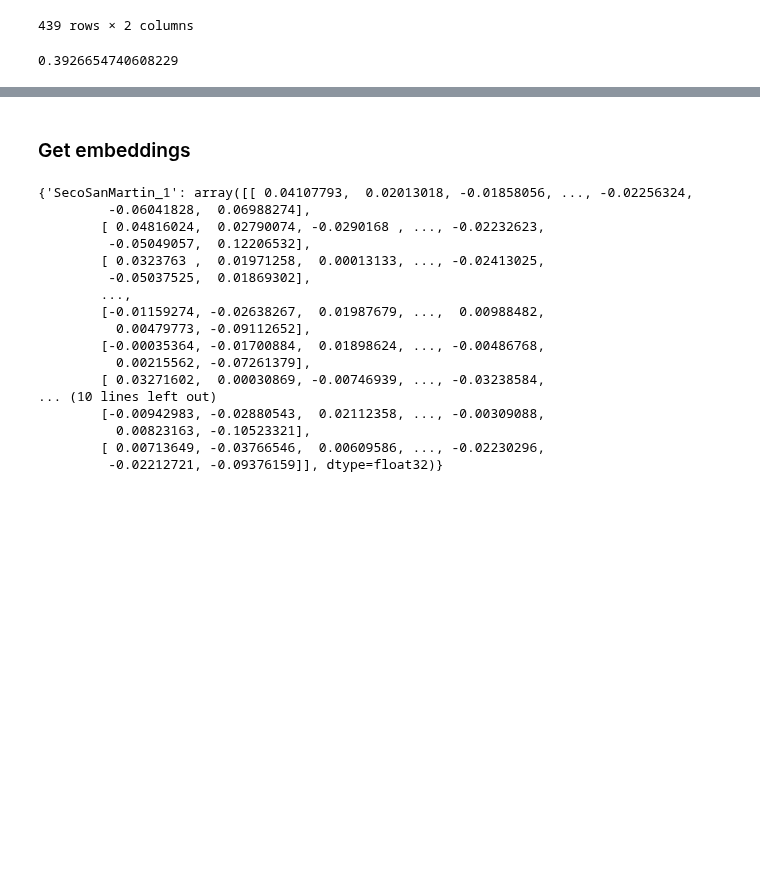
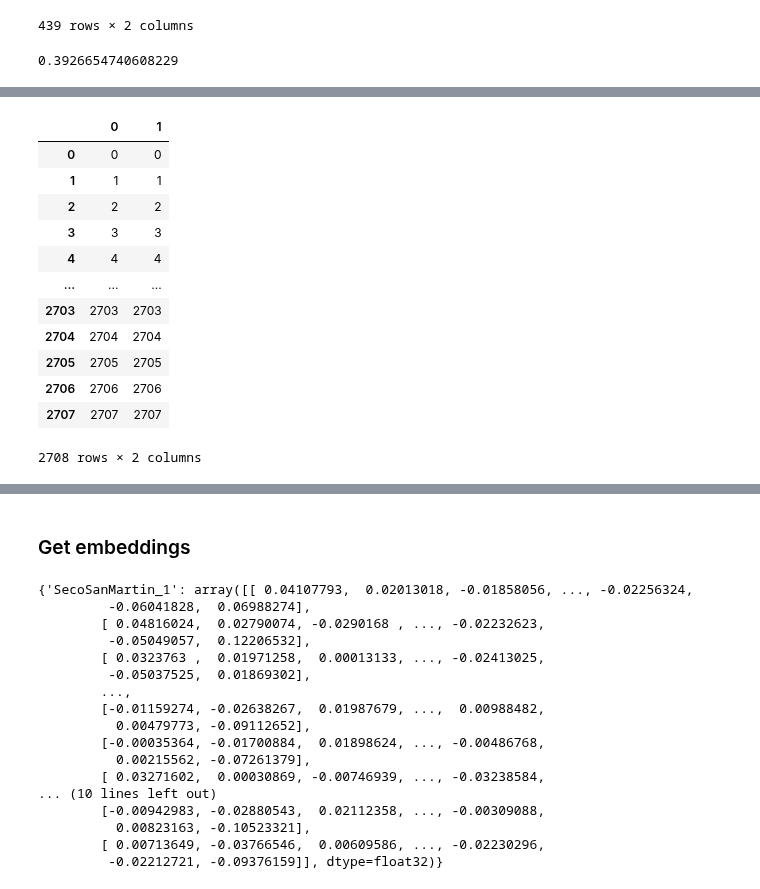
Before and after one commit to win7/T-GAE_PyG, a Jupyter notebook: subgraphMatching_PyG.ipynb, the cells around one changed output, grey strips where cells are left out. Saved outputs shown, nothing was run; the diff lists cells and outputs as text; code cells hidden in the pictures; blank space fills up the shorter version.

```diff
--- a/subgraphMatching_PyG.ipynb
+++ b/subgraphMatching_PyG.ipynb
@@ -506,3 +532,9 @@ indices
 # %% [output]
 tensor([[   1,    1,    1,  ..., 2705, 2705, 2707],
         [2399, 1852, 1254,  ..., 2053, 2052, 2054]], dtype=torch.int32)
+# %%
+node_features = loader["node_attr"]
+# print(node_features)
+node_features = node_features.toarray()
+print(node_features.shape)
+node_features
@@ -539,6 +580,7 @@ subgroups_id
 # %% [output]
 {'Douban-Online-Offline': ['1', '2']}
 # %%
+
 print("Loading training datasets")
 
 list_train_loader = []
@@ -594,6 +636,37 @@ elif dataset == "Douban Online_Offline":
 
 	edge_index2, _= dense_to_sparse(torch.from_numpy(a2.toarray()))
 	x2 = torch.from_numpy(f2.toarray()).float()
+	edge_attr2 = torch.ones((edge_index2.size(1), 1)) # Only for test GINE
+	data2 = Data(x=x2, edge_index=edge_index2, edge_attr=edge_attr2)
+	data2 = transform(data2)
+	train_loader[train_set[1]] = data2
+	info(data2)
+
+	list_train_loader.append(train_loader)
+
+elif dataset == "Cora":
+	list_train_set = []
+	for group_id in groups_id:
+		train_set = []
+		for subgroup_id in subgroups_id[group_id]:
+			train_set.append("{}_{}".format(group_id, subgroup_id))
+		list_train_set.append(train_set)
+	list_train_set
+
+	train_loader = {}
+
+	edge_index1 = torch.tensor(indices, dtype=torch.long)
+	x1 = torch.tensor(node_features, dtype=torch.float)
+	# x = torch.tensor(scaler.fit_transform(x.numpy())) # scaling
+	edge_attr1 = torch.ones((edge_index1.size(1), 1)) # Only for test GINE
+	data1 = Data(x=x1, edge_index=edge_index1, edge_attr=edge_attr1)
+	data1 = transform(data1)
+	train_loader[train_set[0]] = data1
+	info(data1)
+
+	edge_index2 = torch.tensor(indices, dtype=torch.long)
+	x2 = torch.tensor(node_features, dtype=torch.float)
+	# x = torch.tensor(scaler.fit_transform(x.numpy())) # scaling
 	edge_attr2 = torch.ones((edge_index2.size(1), 1)) # Only for test GINE
 	data2 = Data(x=x2, edge_index=edge_index2, edge_attr=edge_attr2)
 	data2 = transform(data2)
@@ -1314,0 +1412,20 @@ acc
+# %%
+df_node_alignment_real = pd.DataFrame(test_pairs)
+df_node_alignment_real
+
+# df_test_pairs[[0, 1]] = np.sort(df_test_pairs[[0, 1]], axis=1)
+df_node_alignment_real
+# %% [output]
+|  | 0 | 1 |
+| 0 | 0 | 0 |
+| 1 | 1 | 1 |
+| 2 | 2 | 2 |
+| 3 | 3 | 3 |
+| 4 | 4 | 4 |
+| ... | ... | ... |
+| 2703 | 2703 | 2703 |
+| 2704 | 2704 | 2704 |
+| 2705 | 2705 | 2705 |
+| 2706 | 2706 | 2706 |
+| 2707 | 2707 | 2707 |
+2708 rows × 2 columns
```
Also changed, not shown: parts of 14 cells of this notebook, 4 other files.
